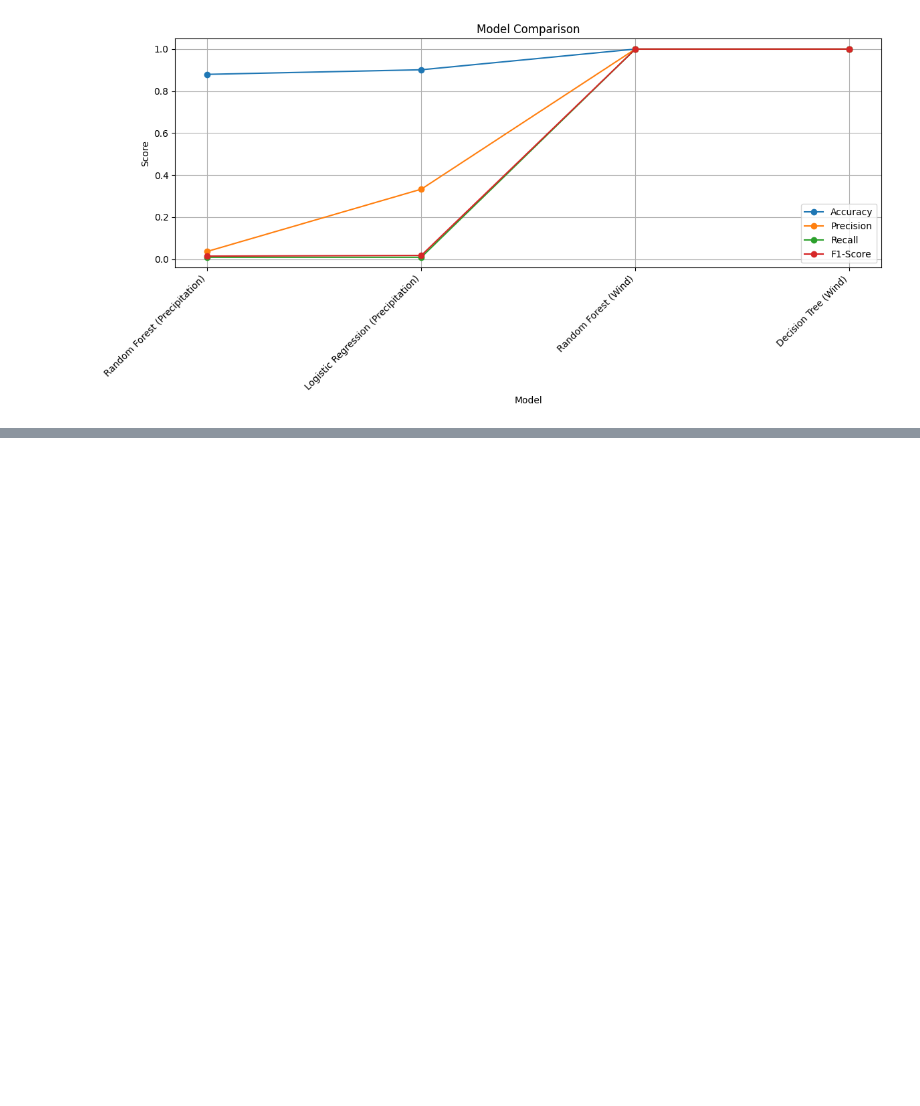
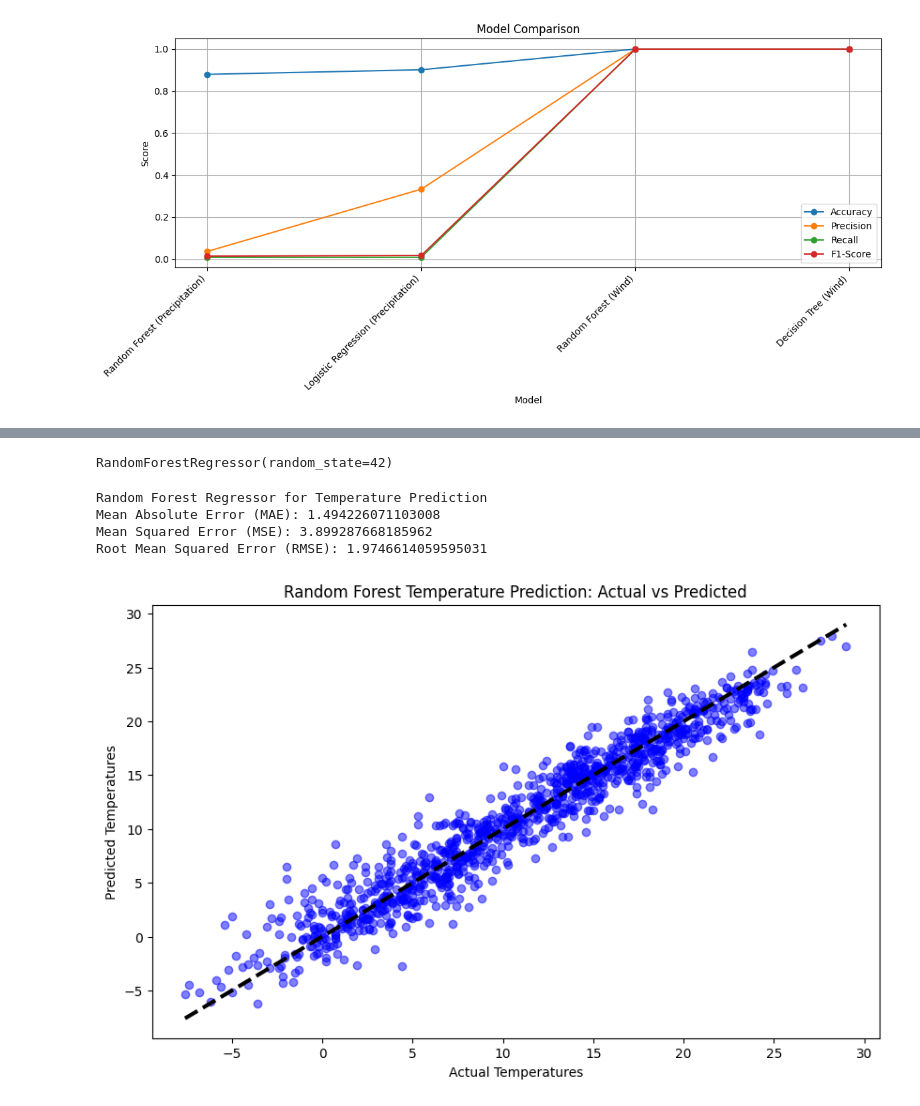
Before and after one commit to rithikashree1707/WeatherPrediction, a Jupyter notebook: Ritika.ipynb, the cells around one changed output, grey strips where cells are left out. Drawn from its saved outputs; the diff is of its cells as text; code cells hidden in the pictures; blank space fills up the shorter version.

Commit message:
Final Commit with Weather Predictions and Forecasting
This is the final commit using machine learning and numerical prediction models for high-impact weather prediction.

```diff
--- a/Ritika.ipynb
+++ b/Ritika.ipynb
@@ -358,0 +387,14 @@ for X_test, y_test, model_name in zip(X_tests, y_tests, ModelNames):
+# %%
+# Splitting data into training and testing sets (70% train, 30% test)
+XTrainPrediction, XTestPrediction, yTrainPrediction, yTestPrediction = train_test_split(X_prediction, y_prediction, test_size=0.3, random_state=42)
+# %%
+# Initialising the Random Forest Regressor
+RandomForestRegressor = RandomForestRegressor(random_state=42)
+# %%
+# Training the Random Forest Regressor
+RandomForestRegressor.fit(XTrainPrediction, yTrainPrediction)
+# %% [output]
+RandomForestRegressor(random_state=42)
+# %%
+# Making predictions using the test data
+RandomForestRegressorPredictions = RandomForestRegressor.predict(XTestPrediction)
@@ -358,0 +406,22 @@ for X_test, y_test, model_name in zip(X_tests, y_tests, ModelNames):
+# %%
+# Printing evaluation metrics
+print(f"Random Forest Regressor for Temperature Prediction")
+print(f"Mean Absolute Error (MAE): {mae}")
+print(f"Mean Squared Error (MSE): {mse}")
+print(f"Root Mean Squared Error (RMSE): {rmse}")
+# %% [output]
+Random Forest Regressor for Temperature Prediction
+Mean Absolute Error (MAE): 1.494226071103008
+Mean Squared Error (MSE): 3.899287668185962
+Root Mean Squared Error (RMSE): 1.9746614059595031
+# %%
+# Plotting predicted vs actual temperatures
+plt.figure(figsize=(10, 6))
+plt.scatter(yTestPrediction, RandomForestRegressorPredictions, color='blue', alpha=0.5)
+plt.plot([yTestPrediction.min(), yTestPrediction.max()], [yTestPrediction.min(), yTestPrediction.max()], 'k--', lw=3)
+plt.xlabel('Actual Temperatures')
+plt.ylabel('Predicted Temperatures')
+plt.title('Random Forest Temperature Prediction: Actual vs Predicted')
+plt.show()
+# %% [output]
+[figure, added]
```
Also changed, not shown: parts of 18 cells of this notebook, 1 other file.
